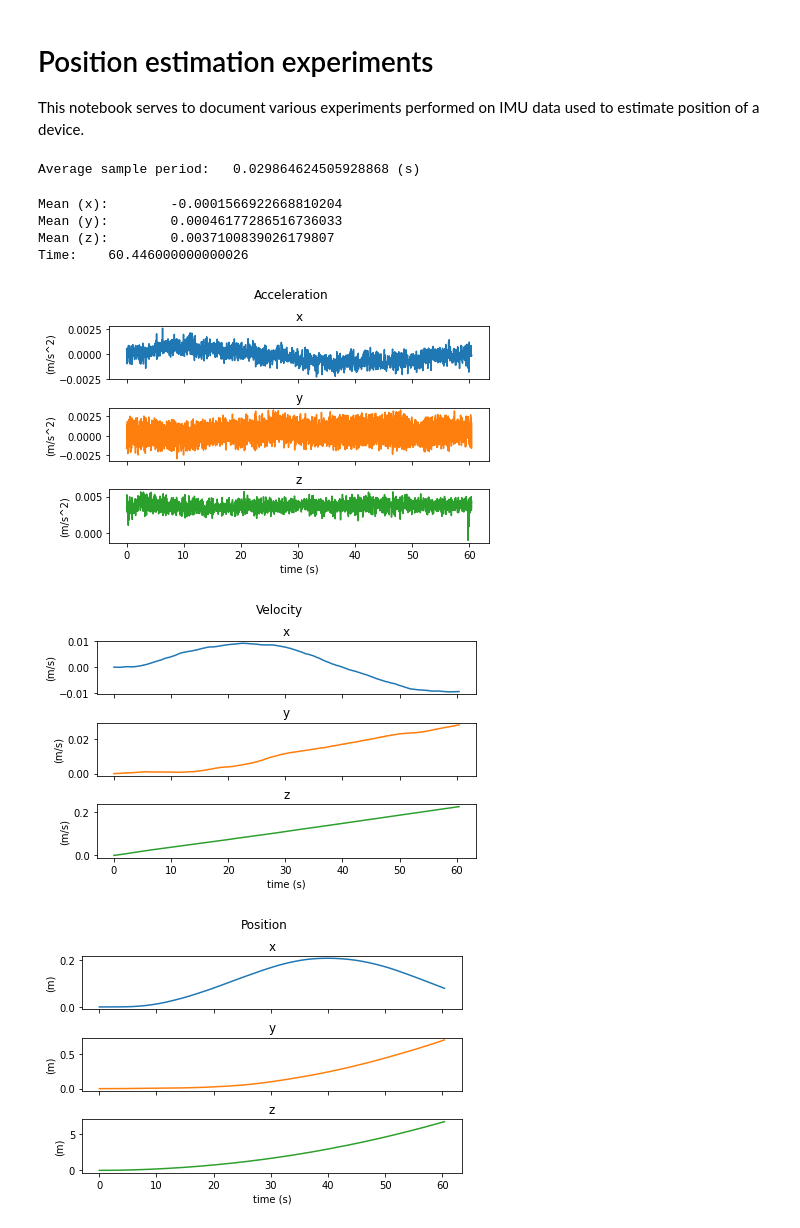
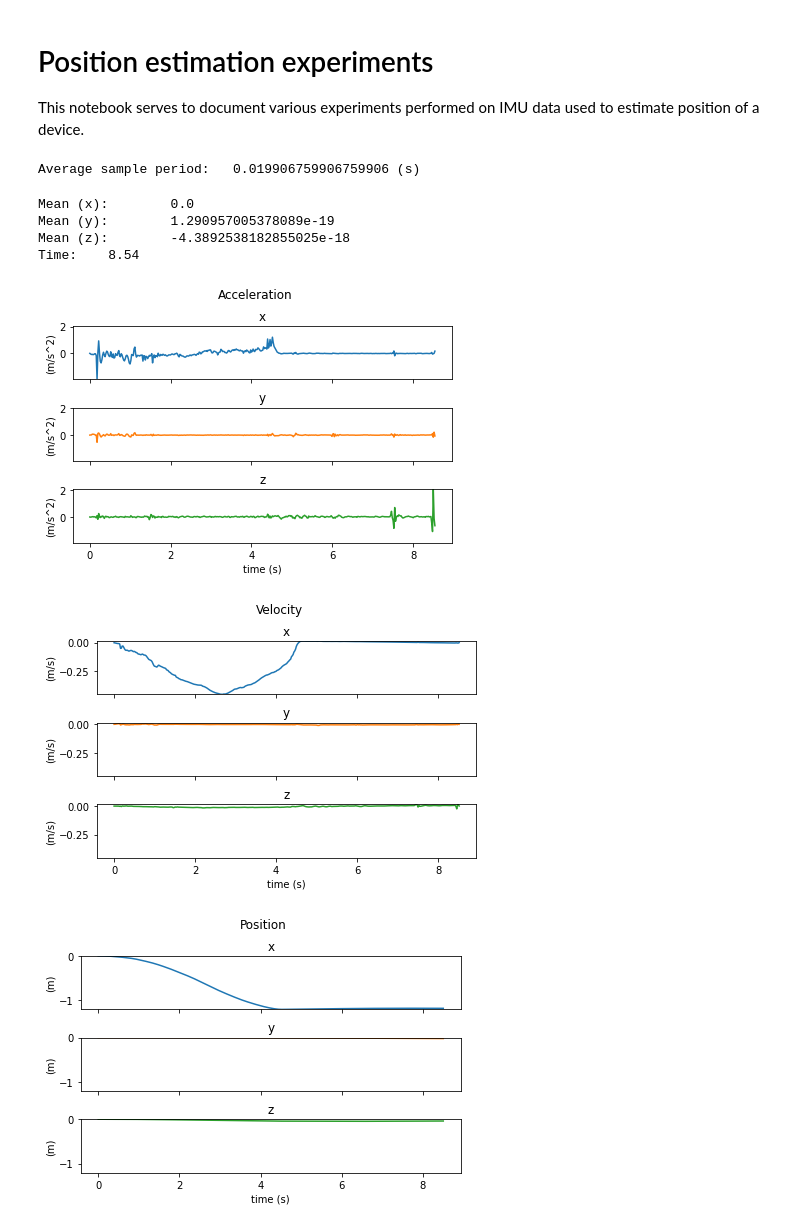
Before and after one commit to 17attert/abacus-imu-experiments, a Jupyter notebook: notebooks/position_estimation_experiments.ipynb, the cells around one changed output. Saved outputs shown, nothing was run; the diff lists cells and outputs as text; code cells hidden in the pictures.

```diff
--- a/notebooks/position_estimation_experiments.ipynb
+++ b/notebooks/position_estimation_experiments.ipynb
@@ -20,7 +20,7 @@ from mpl_toolkits.mplot3d import Axes3D
 # %%
 # Load data
 
-session_uuid = "9317ce65-27b7-488e-9433-527d6fe350f5"
+session_uuid = "2ac38da9-c8bc-4227-974a-bbe242006df4"
 
 # IMU data
 parent_path = os.path.abspath(os.path.join(os.getcwd(), os.pardir))
@@ -52,5 +52,5 @@ for i in range(len(time) - 1):
 dt = np.array(deltas).mean()
 print("Average sample period:\t", dt, "(s)")
 # %% [output]
-Average sample period:   0.029864624505928868 (s)
+Average sample period:   0.019906759906759906 (s)
 # %%
@@ -67,16 +63,18 @@ def convert_accelerometer(a, bias, addBias=False):
 # To get bias, first run "imu_gps_noise_analysis" notebook
 # Read in bias values from _noise.csv
 
-# path_to_imu_data_processed =
-# sess = "9317ce65-27b7-488e-9433-527d6fe350f5"
-path_to_csv_file=path_to_imu_data_processed+"user_acceleration_noise.csv"
-csv_file = open(path_to_csv_file)
-csvreader = csv.reader(csv_file)
-header = next(csvreader)
-row = next(csvreader)
-noise = list(map(lambda x: float(x), row))
+addBias = True
 
-addBias = False
+noise = np.zeros(6)
+if addBias:
+    # path_to_imu_data_processed =
+    # sess = "9317ce65-27b7-488e-9433-527d6fe350f5"
+    path_to_csv_file=path_to_imu_data_processed+"user_acceleration_noise.csv"
+    csv_file = open(path_to_csv_file)
+    csvreader = csv.reader(csv_file)
+    header = next(csvreader)
+    row = next(csvreader)
+    noise = list(map(lambda x: float(x), row))
 
 # acceleration = []
 # acceleration.append(np.array([a-bias_x for a in user_acceleration.x.values]))
@@ -85,15 +83,12 @@ addBias = False
 
 # Convert accelerometer measurements from G's to m/s^2
 acceleration = []
-acceleration.append(np.array([convert_accelerometer(a, noise[0], addBias) for a in user_acceleration.x.values]))
-acceleration.append(np.array([convert_accelerometer(a, noise[2], addBias) for a in user_acceleration.y.values]))
-acceleration.append(np.array([convert_accelerometer(a, noise[4], addBias) for a in user_acceleration.z.values]))
+acceleration.append(np.array([convert_accelerometer(a, noise[0]) for a in user_acceleration.x.values]))
+acceleration.append(np.array([convert_accelerometer(a, noise[2]) for a in user_acceleration.y.values]))
+acceleration.append(np.array([convert_accelerometer(a, noise[4]) for a in user_acceleration.z.values]))
 
-# Threshold acc data
-# for i in range(3):
-#     for j in range(len(acceleration[i])):
-#         if abs(acceleration[i][j]) <= 3.5 * noise[(2*i)+1]:
-#             acceleration[i][j] = 0
+for acc in acceleration:
+    acc = acc[:100]
 # %%
 # Acceleration
 
@@ -101,41 +96,42 @@ startTime = time[0]
 ts = [calculate_delta(x, startTime) for x in time]
 
 fig, axs = plt.subplots(3)
 fig.tight_layout()
 fig.suptitle("Acceleration")
 fig.subplots_adjust(top=0.85)
 
 axs[0].plot(ts, acceleration[0], color = "tab:blue")
 axs[1].plot(ts, acceleration[1], color = "tab:orange")
 axs[2].plot(ts, acceleration[2], color = "tab:green")
 
-# axs[0].set_ylim(-1, 1)
-# axs[1].set_ylim(-1, 1)
-# axs[2].set_ylim(-1, 1)
+axs[0].set_ylim(min(min(acceleration[0]), min(acceleration[1]), min(acceleration[2])), max(max(acceleration[0]), max(acceleration[1]), max(acceleration[2])))
+axs[1].set_ylim(min(min(acceleration[0]), min(acceleration[1]), min(acceleration[2])), max(max(acceleration[0]), max(acceleration[1]), max(acceleration[2])))
+axs[2].set_ylim(min(min(acceleration[0]), min(acceleration[1]), min(acceleration[2])), max(max(acceleration[0]), max(acceleration[1]), max(acceleration[2])))
+
 
 axs[0].set_title('x')
 axs[1].set_title('y')
 axs[2].set_title('z')
 
 axs[0].set_ylabel("(m/s^2)")
 axs[1].set_ylabel("(m/s^2)")
 axs[2].set_ylabel("(m/s^2)")
 axs[2].set_xlabel("time (s)")
 
 for ax in fig.get_axes():
     ax.label_outer()
 
 print("Mean (x):\t", acceleration[0].mean())
 print("Mean (y):\t", acceleration[1].mean())
 print("Mean (z):\t", acceleration[2].mean())
 
 print("Time:\t", dt*(len(acceleration[0])-1))
 # %% [output]
-Mean (x):        -0.0001566922668810204
-Mean (y):        0.00046177286516736033
-Mean (z):        0.0037100839026179807
-Time:    60.446000000000026
+Mean (x):        0.0
+Mean (y):        1.290957005378089e-19
+Mean (z):        -4.3892538182855025e-18
+Time:    8.54
-[figure, old version]
+[figure, new version]
 # %%
 def numericalIntegration(y, dx):
 
@@ -168,9 +164,9 @@ axs[0].plot(ts[:-1], velocity[0], color = "tab:blue")
 axs[1].plot(ts[:-1], velocity[1], color = "tab:orange")
 axs[2].plot(ts[:-1], velocity[2], color = "tab:green")
 
-# axs[0].set_ylim(-0.05, 0.05)
-# axs[1].set_ylim(-0.05, 0.05)
-# axs[2].set_ylim(-0.05, 0.05)
+axs[0].set_ylim(min(min(velocity[0]), min(velocity[1]), min(velocity[2])), max(max(velocity[0]), max(velocity[1]), max(velocity[2])))
+axs[1].set_ylim(min(min(velocity[0]), min(velocity[1]), min(velocity[2])), max(max(velocity[0]), max(velocity[1]), max(velocity[2])))
+axs[2].set_ylim(min(min(velocity[0]), min(velocity[1]), min(velocity[2])), max(max(velocity[0]), max(velocity[1]), max(velocity[2])))
 
 axs[0].set_title('x')
 axs[1].set_title('y')
@@ -184,7 +180,7 @@ axs[2].set_ylabel("(m/s)")
 for ax in fig.get_axes():
     ax.label_outer()
 # %% [output]
-[figure, old version]
+[figure, new version]
 # %%
 # Position
 
@@ -206,9 +202,9 @@ axs[0].plot(ts[:-2], position[0], color = "tab:blue")
 axs[1].plot(ts[:-2], position[1], color = "tab:orange")
 axs[2].plot(ts[:-2], position[2], color = "tab:green")
 
-# axs[0].set_ylim(-0.05, 0.05)
-# axs[1].set_ylim(-0.05, 0.05)
-# axs[2].set_ylim(-0.05, 0.05)
+axs[0].set_ylim(min(min(position[0]), min(position[1]), min(position[2])), max(max(position[0]), max(position[1]), max(position[2])))
+axs[1].set_ylim(min(min(position[0]), min(position[1]), min(position[2])), max(max(position[0]), max(position[1]), max(position[2])))
+axs[2].set_ylim(min(min(position[0]), min(position[1]), min(position[2])), max(max(position[0]), max(position[1]), max(position[2])))
 
 axs[0].set_title('x')
 axs[1].set_title('y')
@@ -222,6 +218,6 @@ axs[2].set_ylabel("(m)")
 for ax in fig.get_axes():
     ax.label_outer()
 # %% [output]
-[figure, old version]
+[figure, new version]
 # %%
 # Position — 3D view
```
Also changed, not shown: parts of 2 cells of this notebook, 4 other files.
